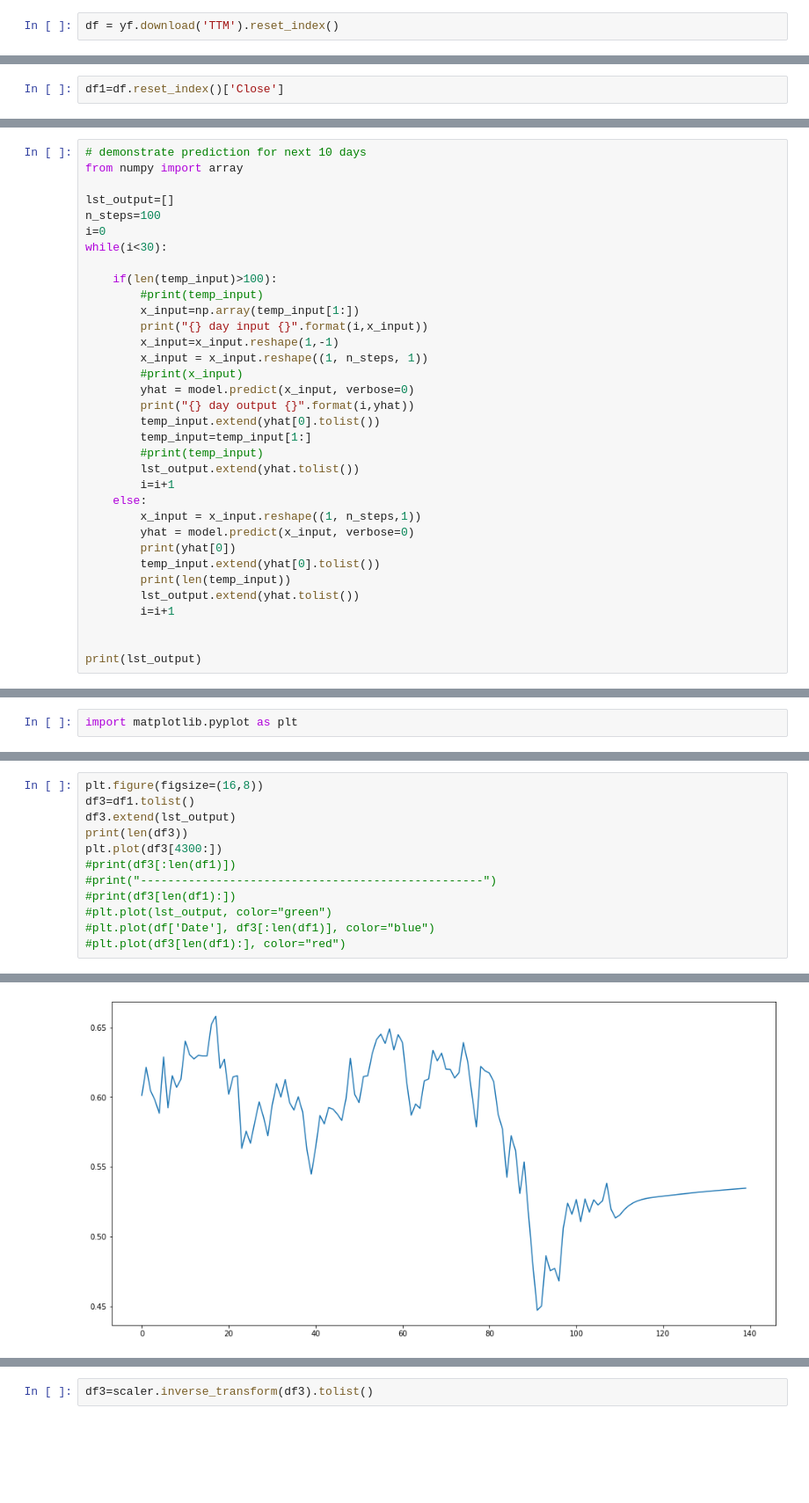
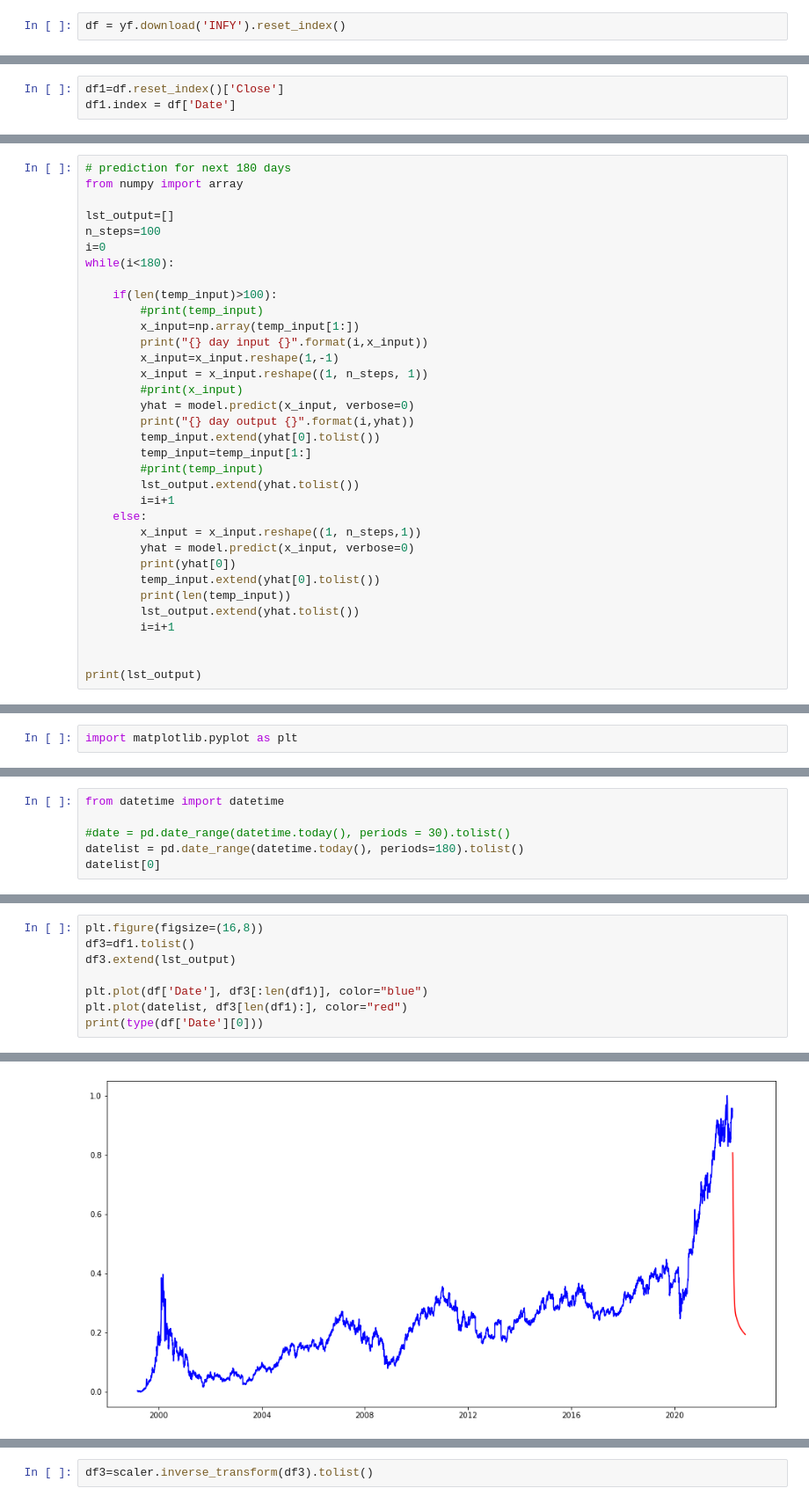
Before and after one commit to ShivangModi/StockStalkers, a Jupyter notebook: LSTM.ipynb, the cells around one changed output, grey strips where cells are left out. Shown at 88% size. Drawn from its saved outputs; the diff is of its cells as text; blank space fills up the shorter version.

```diff
--- a/LSTM.ipynb
+++ b/LSTM.ipynb
@@ -4,4 +10,4 @@ import yfinance as yf
 # %%
-df = yf.download('TTM').reset_index()
+df = yf.download('INFY').reset_index()
 # %% [output]
 [*********************100%***********************]  1 of 1 completed
@@ -28,2 +30,3 @@ df.tail()
 # %%
 df1=df.reset_index()['Close']
+df1.index = df['Date']
@@ -293,13 +246,13 @@ temp_input=temp_input[0].tolist()
 # %%
 #temp_input
 # %%
-# demonstrate prediction for next 10 days
+# prediction for next 180 days
 from numpy import array
 
 lst_output=[]
 n_steps=100
 i=0
-while(i<30):
+while(i<180):
 
     if(len(temp_input)>100):
         #print(temp_input)
@@ -363,0 +317,6 @@ print(len(lst_output))
+# %%
+from datetime import datetime
+
+#date = pd.date_range(datetime.today(), periods = 30).tolist()
+datelist = pd.date_range(datetime.today(), periods=180).tolist()
+datelist[0]
@@ -365,12 +326,8 @@ print(len(lst_output))
 plt.figure(figsize=(16,8))
 df3=df1.tolist()
 df3.extend(lst_output)
-print(len(df3))
-plt.plot(df3[4300:])
-#print(df3[:len(df1)])
-#print("--------------------------------------------------")
-#print(df3[len(df1):])
-#plt.plot(lst_output, color="green")
-#plt.plot(df['Date'], df3[:len(df1)], color="blue")
-#plt.plot(df3[len(df1):], color="red")
+
+plt.plot(df['Date'], df3[:len(df1)], color="blue")
+plt.plot(datelist, df3[len(df1):], color="red")
+print(type(df['Date'][0]))
 # %% [output]
@@ -379 +335 @@ plt.plot(df3[4300:])
-[figure, old version]
+[figure, new version]
```
Also changed, not shown: parts of 34 cells of this notebook.
